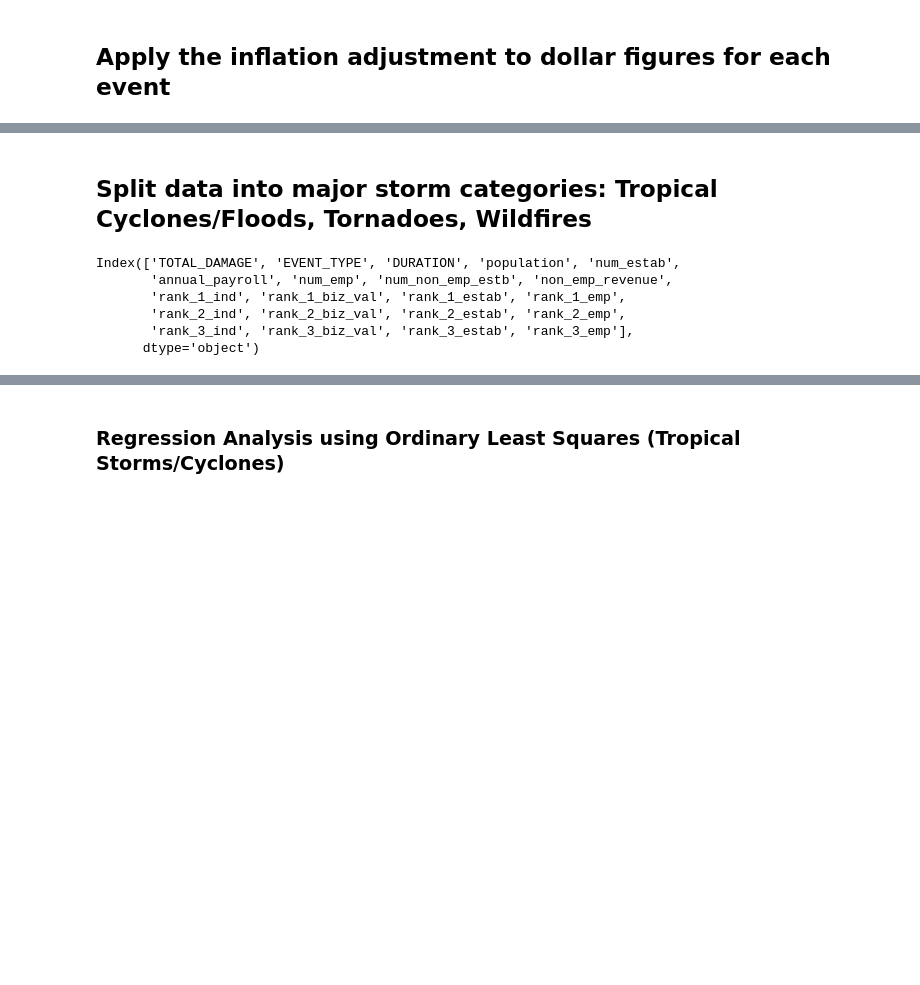
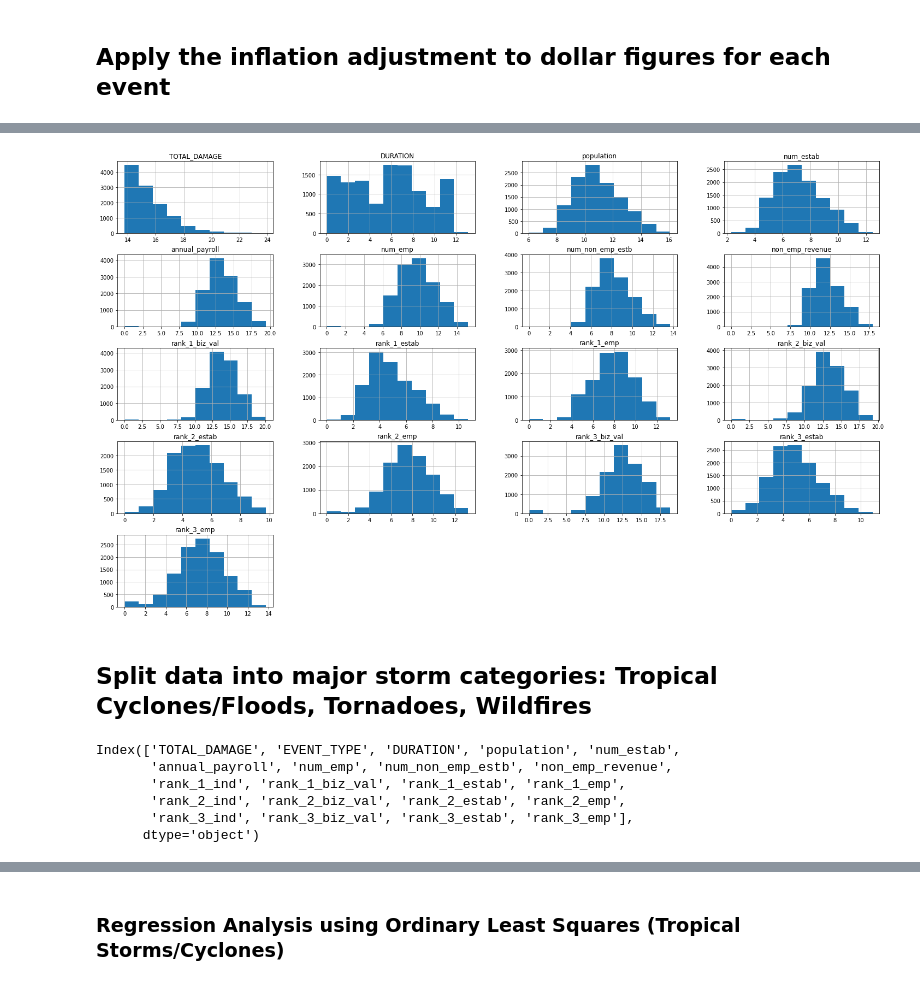
Before and after one commit to ss-github-code/noaa_storm_analysis, a Jupyter notebook: notebooks/noaa_storm_analysis.ipynb, the cells around one changed output, grey strips where cells are left out. Drawn from its saved outputs; the diff is of its cells as text; code cells hidden in the pictures; blank space fills up the shorter version.

```diff
--- a/notebooks/noaa_storm_analysis.ipynb
+++ b/notebooks/noaa_storm_analysis.ipynb
@@ -97,3 +182,23 @@ analysis_df['DURATION'] = analysis_df['DURATION']/(60*1e9) # convert the duratio
+# %%
+lst_num_cols = []
+categorical_attributes = ['EVENT_TYPE', 'EVENT_DATE', 'rank_1_ind', 'rank_2_ind', 'rank_3_ind',
+                          'TORNADO_STRENGTH', 'Tropical Cyclones/Floods', 'Severe Local Storms',
+                          'Wildfires/Droughts']
+
+# log-log model
+def apply_log(df):
+    for c in df.columns:
+        if c not in categorical_attributes:
+            lst_num_cols.append(c)
+            df[c] = np.log(df[c].mask(df[c] <= 0)).fillna(0)
+    return df
+analysis_df = apply_log(analysis_df)
+
+# visualize distributions
+analysis_df[lst_num_cols].hist(figsize=(25,15))
+plt.show() # Target variable TOTAL_DAMAGE has a long tail
+# %% [output]
+[figure, added]
 # %% [markdown]
 ## Split data into major storm categories: Tropical Cyclones/Floods, Tornadoes, Wildfires
 # %%
@@ -116,13 +221,13 @@ def split_tornado_strength(row):
     return row
 cat2_df = cat2_df.apply(split_tornado_strength, axis=1)
 cat2_df.drop(columns = ['TORNADO_STRENGTH'], inplace=True)
-# %%
-cat1_df.columns
-# %% [output]
-Index(['TOTAL_DAMAGE', 'EVENT_TYPE', 'DURATION', 'population', 'num_estab',
-       'annual_payroll', 'num_emp', 'num_non_emp_estb', 'non_emp_revenue',
-       'rank_1_ind', 'rank_1_biz_val', 'rank_1_estab', 'rank_1_emp',
-       'rank_2_ind', 'rank_2_biz_val', 'rank_2_estab', 'rank_2_emp',
-       'rank_3_ind', 'rank_3_biz_val', 'rank_3_estab', 'rank_3_emp'],
-      dtype='object')
+# %%
+cat1_df.columns
+# %% [output]
+Index(['TOTAL_DAMAGE', 'EVENT_TYPE', 'DURATION', 'population', 'num_estab',
+       'annual_payroll', 'num_emp', 'num_non_emp_estb', 'non_emp_revenue',
+       'rank_1_ind', 'rank_1_biz_val', 'rank_1_estab', 'rank_1_emp',
+       'rank_2_ind', 'rank_2_biz_val', 'rank_2_estab', 'rank_2_emp',
+       'rank_3_ind', 'rank_3_biz_val', 'rank_3_estab', 'rank_3_emp'],
+      dtype='object')
 # %% [markdown]
```
Also changed, not shown: parts of 32 cells of this notebook, 1 other file.
